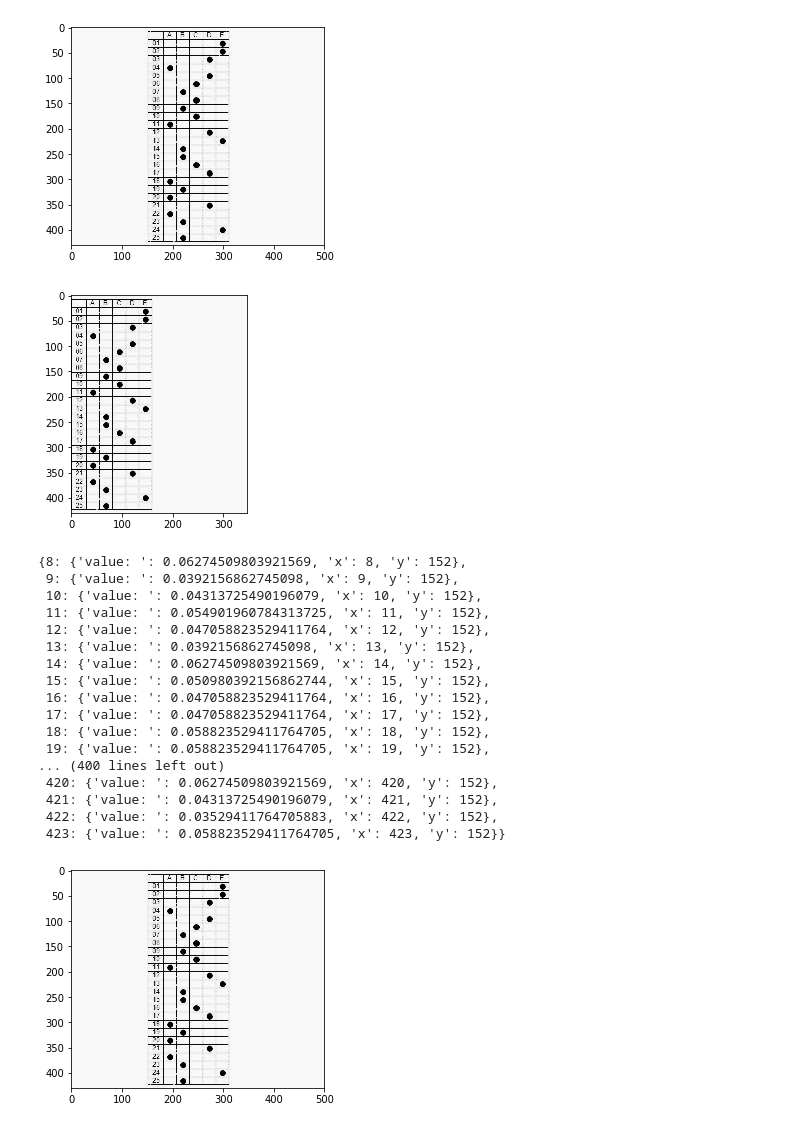
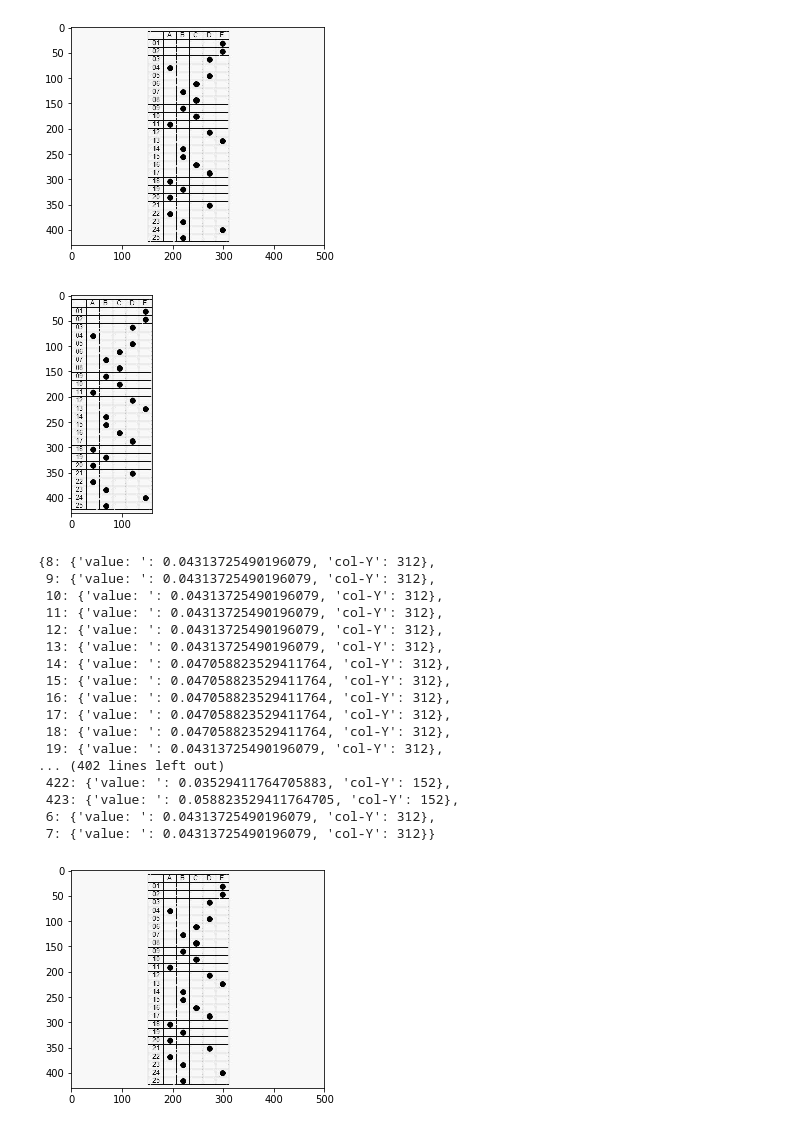
Before and after one commit to MWTA/gabaritoChecker, a Jupyter notebook: src/main.ipynb, the cells around one changed output. Drawn from its saved outputs; the diff is of its cells as text; code cells hidden in the pictures.

```diff
--- a/src/main.ipynb
+++ b/src/main.ipynb
@@ -15,40 +15,48 @@ plot(image)
 # %%
 #------------------------------------------------------------------------
 image = rgb2gray(imread('main.jpg'))
 
 onde = {}
 kem  = image[0][0]
 
 for posix , x in enumerate(range(image.shape[0])):
     for y in range(image.shape[1]):
         if image[x][y] < 0.5:
-            onde[posix] = ({"value: " : image[x][y], "x": x, "y": y})
+            onde[posix] = ({"value: " : image[x][y], "col-Y": y})
             break
-plot(image[:,152:])
+posix = 0
+for x in  range(image.shape[0] -1, -1, -1):
+    for y in range(image.shape[1] -1, -1, -1):
+         if image[x][y] < 0.5:
+            onde[posix] = ({"value: " : image[x][y], "col-Y": y})
+            break
+    posix += 1
+
+plot(image[:,152:312])
 
 #------------------------------------------------------------------------
 # %% [output]
-[figure, old version]
+[figure, new version]
 # %%
 onde
 # %% [output]
-{8: {'value: ': 0.06274509803921569, 'x': 8, 'y': 152},
- 9: {'value: ': 0.0392156862745098, 'x': 9, 'y': 152},
- 10: {'value: ': 0.04313725490196079, 'x': 10, 'y': 152},
- 11: {'value: ': 0.054901960784313725, 'x': 11, 'y': 152},
- 12: {'value: ': 0.047058823529411764, 'x': 12, 'y': 152},
- 13: {'value: ': 0.0392156862745098, 'x': 13, 'y': 152},
- 14: {'value: ': 0.06274509803921569, 'x': 14, 'y': 152},
- 15: {'value: ': 0.050980392156862744, 'x': 15, 'y': 152},
- 16: {'value: ': 0.047058823529411764, 'x': 16, 'y': 152},
- 17: {'value: ': 0.047058823529411764, 'x': 17, 'y': 152},
- 18: {'value: ': 0.058823529411764705, 'x': 18, 'y': 152},
- 19: {'value: ': 0.058823529411764705, 'x': 19, 'y': 152},
-... (400 lines left out)
- 420: {'value: ': 0.06274509803921569, 'x': 420, 'y': 152},
- 421: {'value: ': 0.04313725490196079, 'x': 421, 'y': 152},
- 422: {'value: ': 0.03529411764705883, 'x': 422, 'y': 152},
- 423: {'value: ': 0.058823529411764705, 'x': 423, 'y': 152}}
+{8: {'value: ': 0.04313725490196079, 'col-Y': 312},
+ 9: {'value: ': 0.04313725490196079, 'col-Y': 312},
+ 10: {'value: ': 0.04313725490196079, 'col-Y': 312},
+ 11: {'value: ': 0.04313725490196079, 'col-Y': 312},
+ 12: {'value: ': 0.04313725490196079, 'col-Y': 312},
+ 13: {'value: ': 0.04313725490196079, 'col-Y': 312},
+ 14: {'value: ': 0.047058823529411764, 'col-Y': 312},
+ 15: {'value: ': 0.047058823529411764, 'col-Y': 312},
+ 16: {'value: ': 0.047058823529411764, 'col-Y': 312},
+ 17: {'value: ': 0.047058823529411764, 'col-Y': 312},
+ 18: {'value: ': 0.047058823529411764, 'col-Y': 312},
+ 19: {'value: ': 0.04313725490196079, 'col-Y': 312},
+... (402 lines left out)
+ 422: {'value: ': 0.03529411764705883, 'col-Y': 152},
+ 423: {'value: ': 0.058823529411764705, 'col-Y': 152},
+ 6: {'value: ': 0.04313725490196079, 'col-Y': 312},
+ 7: {'value: ': 0.04313725490196079, 'col-Y': 312}}
 # %%
 plot(image)
 # %% [output]
```
